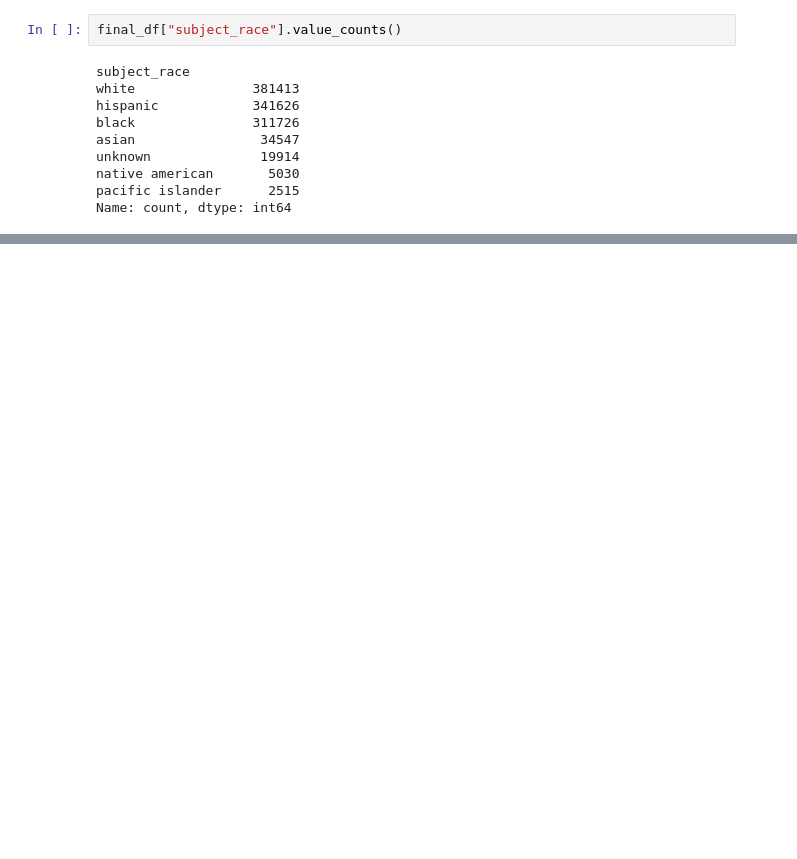
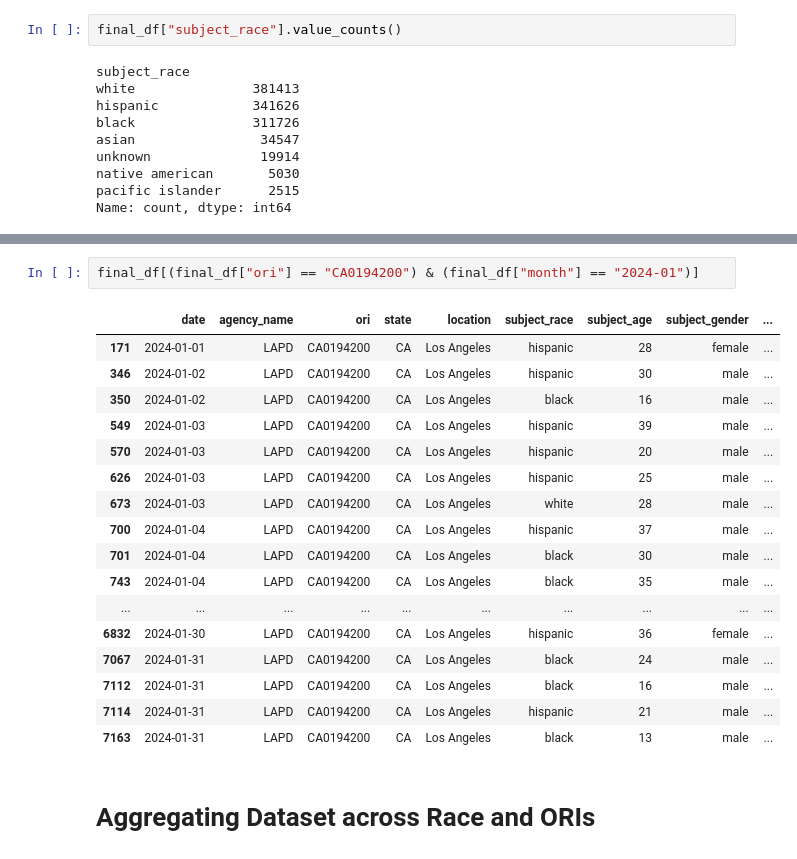
Before and after one commit to kzwang1729/UOFAnalysis, a Jupyter notebook: creating_final_dataset.ipynb, the cells around one changed output, grey strips where cells are left out. Saved outputs shown, nothing was run; the diff lists cells and outputs as text; blank space fills up the shorter version.

```diff
--- a/creating_final_dataset.ipynb
+++ b/creating_final_dataset.ipynb
@@ -3192,0 +3265,22 @@ plt.show()
+# %%
+final_df[(final_df["ori"] == "CA0194200") & (final_df["month"] == "2024-01")]
+# %% [output]
+|  | date | agency_name | ori | state | location | subject_race | subject_age | subject_gender | ... |
+| 171 | 2024-01-01 | LAPD | CA0194200 | CA | Los Angeles | hispanic | 28 | female | ... |
+| 346 | 2024-01-02 | LAPD | CA0194200 | CA | Los Angeles | hispanic | 30 | male | ... |
+| 350 | 2024-01-02 | LAPD | CA0194200 | CA | Los Angeles | black | 16 | male | ... |
+| 549 | 2024-01-03 | LAPD | CA0194200 | CA | Los Angeles | hispanic | 39 | male | ... |
+| 570 | 2024-01-03 | LAPD | CA0194200 | CA | Los Angeles | hispanic | 20 | male | ... |
+| 626 | 2024-01-03 | LAPD | CA0194200 | CA | Los Angeles | hispanic | 25 | male | ... |
+| 673 | 2024-01-03 | LAPD | CA0194200 | CA | Los Angeles | white | 28 | male | ... |
+| 700 | 2024-01-04 | LAPD | CA0194200 | CA | Los Angeles | hispanic | 37 | male | ... |
+| 701 | 2024-01-04 | LAPD | CA0194200 | CA | Los Angeles | black | 30 | male | ... |
+| 743 | 2024-01-04 | LAPD | CA0194200 | CA | Los Angeles | black | 35 | male | ... |
+| ... | ... | ... | ... | ... | ... | ... | ... | ... | ... |
+| 6832 | 2024-01-30 | LAPD | CA0194200 | CA | Los Angeles | hispanic | 36 | female | ... |
+| 7067 | 2024-01-31 | LAPD | CA0194200 | CA | Los Angeles | black | 24 | male | ... |
+| 7112 | 2024-01-31 | LAPD | CA0194200 | CA | Los Angeles | black | 16 | male | ... |
+| 7114 | 2024-01-31 | LAPD | CA0194200 | CA | Los Angeles | hispanic | 21 | male | ... |
+| 7163 | 2024-01-31 | LAPD | CA0194200 | CA | Los Angeles | black | 13 | male | ... |
+# %% [markdown]
+# Aggregating Dataset across Race and ORIs
```
Also changed, not shown: parts of 14 cells of this notebook, 1 other file.
